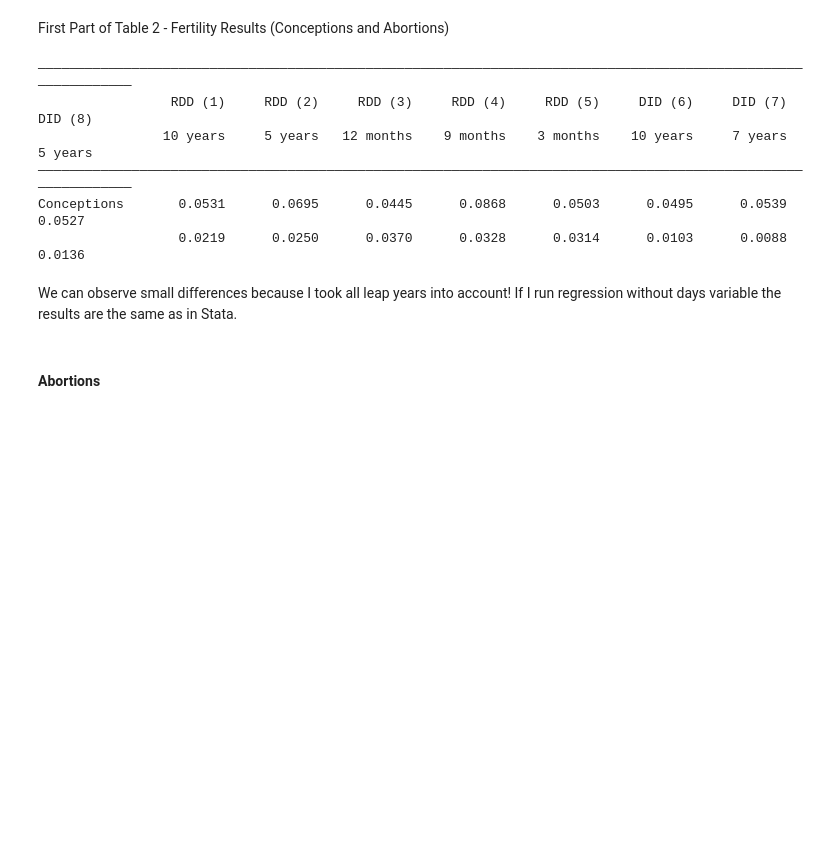
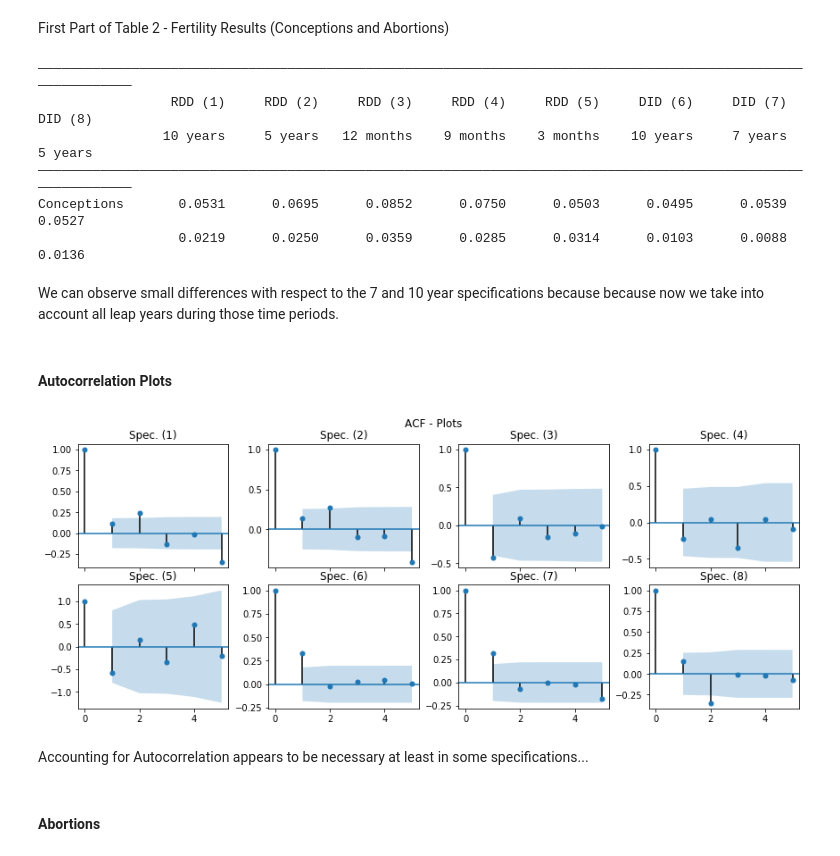
Before and after one commit to marclipfert/student-project-antonia-marc, a Jupyter notebook: student_project_Antonia_Marc.ipynb, the cells around one changed output. Drawn from its saved outputs; the diff is of its cells as text; code cells hidden in the pictures; blank space fills up the shorter version.

```diff
--- a/student_project_Antonia_Marc.ipynb
+++ b/student_project_Antonia_Marc.ipynb
@@ -399,9 +400,9 @@ reg1 = smf.ols(formula =
 reg2 = smf.ols(formula =
         'ln ~ post + mc + post*mc + mc2 + post*mc2 + days', data=dfb_list[1]).fit(cov_type='HC1')
 reg3 = smf.ols(formula =
-        'ln ~ post + mc + post*mc + mc2 + post*mc2 + mc3 + days', data=dfb_list[2]).fit(cov_type='HC1')
+        'ln ~ post + mc + post*mc + mc2 + post*mc2 + days', data=dfb_list[2]).fit(cov_type='HC1')
 reg4 = smf.ols(formula =
-        'ln ~ post + mc + post*mc + mc2 + days', data=dfb_list[3]).fit(cov_type='HC1')
+        'ln ~ post + mc + post*mc + days', data=dfb_list[3]).fit(cov_type='HC1')
 reg5 = smf.ols(formula =
         'ln ~ post + days', data=dfb_list[4]).fit(cov_type='HC1')
 reg6 = smf.ols(formula =
@@ -437,10 +436,29 @@ for j in range(len(reg_list_b)):
                  RDD (1)     RDD (2)     RDD (3)     RDD (4)     RDD (5)     DID (6)     DID (7)     DID (8)
                 10 years     5 years   12 months    9 months    3 months    10 years     7 years     5 years
 ——————————————————————————————————————————————————————————————————————————————————————————————————————————————
-Conceptions       0.0531      0.0695      0.0445      0.0868      0.0503      0.0495      0.0539      0.0527
-                  0.0219      0.0250      0.0370      0.0328      0.0314      0.0103      0.0088      0.0136
+Conceptions       0.0531      0.0695      0.0852      0.0750      0.0503      0.0495      0.0539      0.0527
+                  0.0219      0.0250      0.0359      0.0285      0.0314      0.0103      0.0088      0.0136
-# %% [markdown]
-We can observe small differences because I took all leap years into account! If I run regression without days variable the results are the same as in Stata.
+# %% [markdown]
+We can observe small differences with respect to the 7 and 10 year specifications because because now we take into account all leap years during those time periods.
+# %% [markdown]
+#### Autocorrelation Plots
+# %%
+fig, axes = plt.subplots(ncols=4, nrows=2, sharex=True, figsize=(12,5))
+
+
+plt.tight_layout()
+fig.suptitle('ACF - Plots')
+plt.subplots_adjust(top=0.9)
+
+for x in range(4):
+    smt.graphics.plot_acf(reg_list_b[x].resid,lags=5,alpha=0.05, ax=axes[0,x])
+    axes[0,x].set_title('Spec. ('+str(x+1)+')')
+    smt.graphics.plot_acf(reg_list_b[x+4].resid,lags=5,alpha=0.05, ax=axes[1,x])
+    axes[1,x].set_title('Spec. ('+str(x+5)+')')
+# %% [output]
+[figure, added]
+# %% [markdown]
+Accounting for Autocorrelation appears to be necessary at least in some specifications...
 # %% [markdown]
 #### Abortions
 # %%
```
Also changed, not shown: parts of 28 cells of this notebook.
